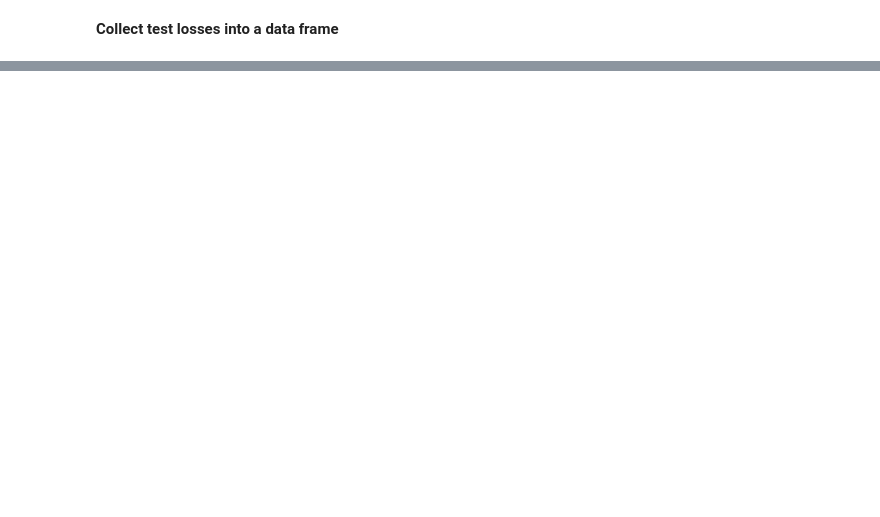
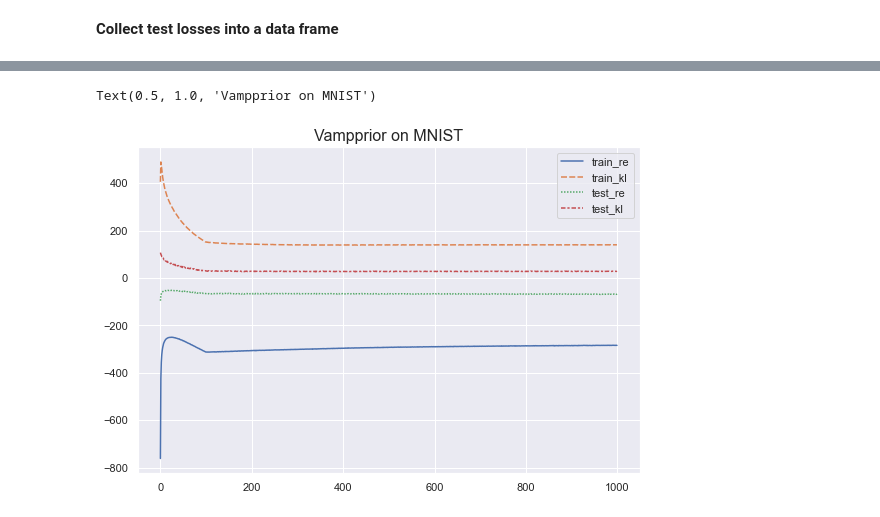
Before and after one commit to pacmac0/VAE_project, a Jupyter notebook: our_code/analytics.ipynb, the cells around one changed output, grey strips where cells are left out. Saved outputs shown, nothing was run; the diff lists cells and outputs as text; code cells hidden in the pictures; blank space fills up the shorter version.

```diff
--- a/our_code/analytics.ipynb
+++ b/our_code/analytics.ipynb
@@ -59,0 +168,9 @@ fig.savefig('./plots/mog_mnist.png')
+# %%
+fig = plt.figure(figsize=(9, 6))
+ax = fig.subplots()
+sns.lineplot(data=df[['train_re', 'train_kl', 'test_re', 'test_kl']], ax=ax)
+ax.set_title('Vampprior on MNIST', fontsize=16)
+# fig.savefig('./plots/vamp_mnist.pdf')
+# %% [output]
+Text(0.5, 1.0, 'Vampprior on MNIST')
+[figure, added]
```
Also changed, not shown: parts of 18 cells of this notebook.
